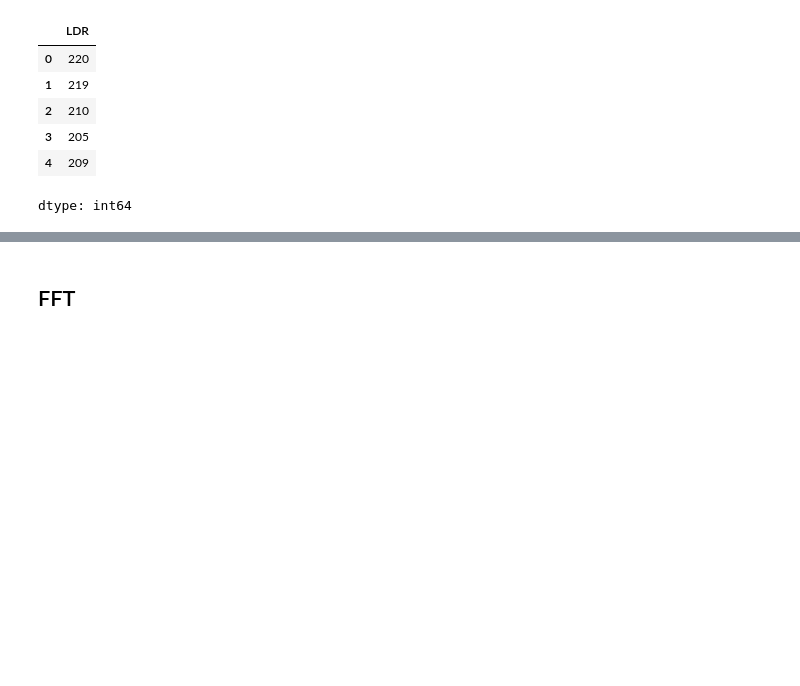
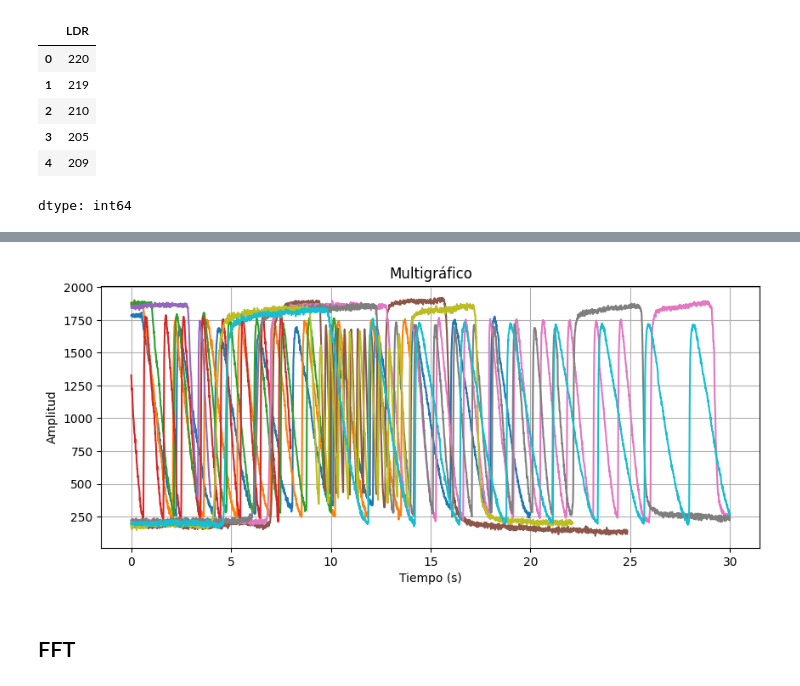
Before and after one commit to alex20022000/Signal_Processing_Project_Ciani-Dalle_Rive_Prieto, a Jupyter notebook: 01_Signal_Processing_Ciani+Dalle_Rive_Prieto.ipynb, the cells around one changed output, grey strips where cells are left out. Cells and saved outputs as stored; diff of their text form; code cells hidden in the pictures; blank space fills up the shorter version.

```diff
--- a/01_Signal_Processing_Ciani+Dalle_Rive_Prieto.ipynb
+++ b/01_Signal_Processing_Ciani+Dalle_Rive_Prieto.ipynb
@@ -87,12 +87,12 @@ def fft(signal, fs, xlim=None, ylim=None, xlabel='Frecuencia (Hz)', ylabel='Magn
 
     plt.show()
 
-def graficar_multisignales(tiempos, datos_list, labels=None, xlabel='Tiempo (s)', ylabel='Amplitud', titulo='Multigráfico', grid=True):
+def graficar_multisignales(tiempos_list, datos_list, labels=None, xlabel='Tiempo (s)', ylabel='Amplitud', titulo='Multigráfico', grid=True):
     """
     Función para graficar múltiples señales en un solo gráfico utilizando matplotlib.
 
     Args:
-        tiempos (list or array): Datos del eje x (tiempo).
+        tiempos_list (list of arrays): Lista de vectores de tiempo, uno para cada señal.
         datos_list (list of arrays): Lista de señales (datos) a graficar.
         labels (list of str): Lista de etiquetas para cada señal. Default None.
         xlabel (str): Etiqueta para el eje x. Default 'Tiempo (s)'.
@@ -102,8 +102,8 @@ def graficar_multisignales(tiempos, datos_list, labels=None, xlabel='Tiempo (s)'
     """
     plt.figure(figsize=(10, 4))
 
-    # Graficar cada señal
-    for i, datos in enumerate(datos_list):
+    # Graficar cada señal con su respectivo vector de tiempo
+    for i, (tiempos, datos) in enumerate(zip(tiempos_list, datos_list)):
         if labels and i < len(labels):
             plt.plot(tiempos, datos, label=labels[i])
         else:
@@ -353,0 +363,4 @@ IndexError: list index out of range
+# %%
+len(seniales)
+for i in range(len(seniales)):
+  print(i)
@@ -354,3 +378,29 @@ IndexError: list index out of range
+# %%
+# Acotamos el grafico a la muestra tomada
+
+tiempos_corte_iniciales = [12, 10, 9.5, 11,  9,  0,  0,  0,  0,  0 ]
+tiempos_corte_finales =   [32, 24, 20,  19, 13, 30, 30, 30, 30, 30]
+
+muestra_en_tci = []
+muestra_en_tcf = []
+seniales_acot = []
+tiempos_acot = []
+
+# Muestra de corte
+for i in range(len(seniales)):
+    muestra_en_tci.append(int(tiempos_corte_iniciales[i] * fs))
+    muestra_en_tcf.append(int(tiempos_corte_finales[i] * fs))
+    senial_acotada = seniales[i][muestra_en_tci[i]:muestra_en_tcf[i]]
+    seniales_acot.append(senial_acotada)
+
+    # Recalculamos el vector de tiempo para cada señal acotada
+    tiempo_acotado = np.arange(len(senial_acotada)) / fs
+    tiempos_acot.append(tiempo_acotado)
+
+# Graficar
+graficar_multisignales(tiempos_acot, seniales_acot)
+# %% [output]
+[figure, added]
 # %% [markdown]
 ## FFT
 # %% [markdown]
```
Also changed, not shown: parts of 11 cells of this notebook.
